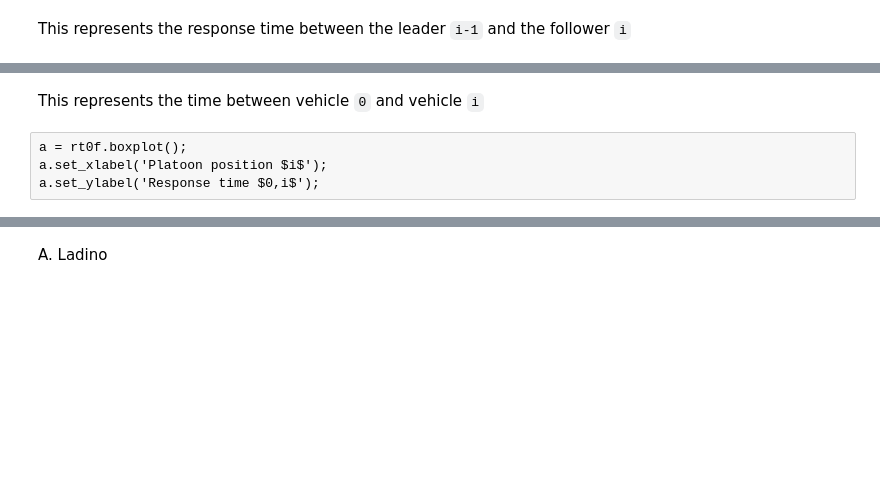
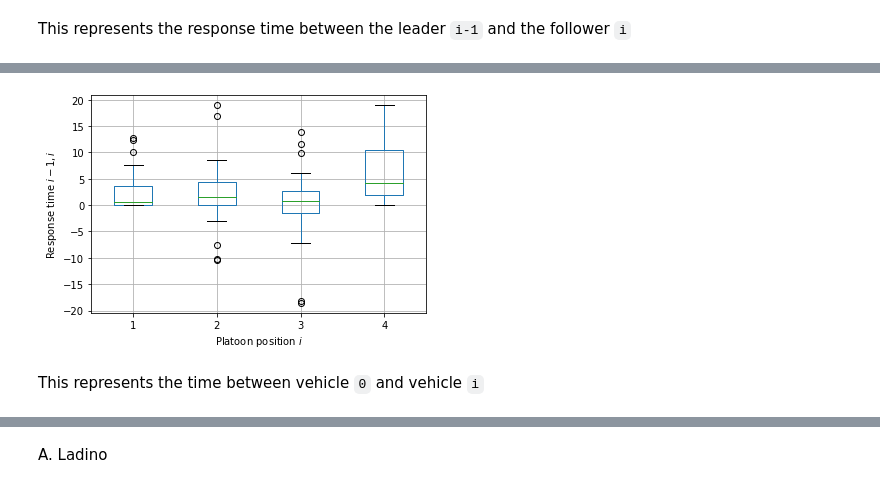
Before and after one commit to licit-lab/vrt_analysis, a Jupyter notebook: PoCEDA.ipynb, the cells around one changed output, grey strips where cells are left out. Saved outputs shown, nothing was run; the diff lists cells and outputs as text; code cells hidden in the pictures; blank space fills up the shorter version.

```diff
--- a/PoCEDA.ipynb
+++ b/PoCEDA.ipynb
@@ -62,0 +120,5 @@ experiments = [DataHandler(file) for file in filenames]
+# %%
+from glob import glob
+
+filenames = glob('data/raw/poc/*.csv')
+filenames
@@ -63,2 +139,4 @@ experiments = [DataHandler(file) for file in filenames]
+# %%
+experiments = [DataHandler(file) for file in filenames]
 # %% [markdown]
 We can now compute the transition times, detection of response times in each vehicle
@@ -74,2 +165,7 @@ rtlf = pd.concat(rtlf)
+# %%
+import pandas as pd
+
+rtlf= [lf._compute_leader_follower_times() for lf in experiments]
+rtlf = pd.concat(rtlf)
 # %% [markdown]
 This represents the response time between the leader `i-1` and the follower `i`
@@ -84,0 +181,6 @@ rt0f = pd.concat(rt0f)
+# %%
+a = rtlf.boxplot();
+a.set_xlabel('Platoon position $i$');
+a.set_ylabel('Response time $i-1,i$');
+# %% [output]
+[figure, added]
@@ -85,6 +190,2 @@ rt0f = pd.concat(rt0f)
 # %% [markdown]
 This represents the time between vehicle `0` and vehicle `i`
-# %% [raw]
-a = rt0f.boxplot();
-a.set_xlabel('Platoon position $i$');
-a.set_ylabel('Response time $0,i$');
```
Also changed, not shown: parts of 25 cells of this notebook, 4 other files.
